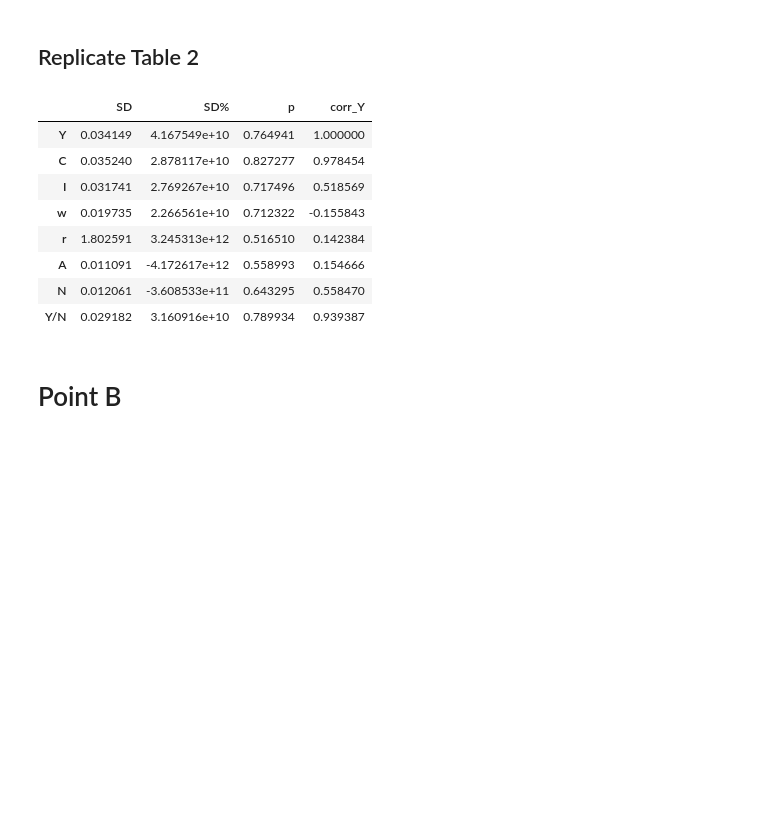
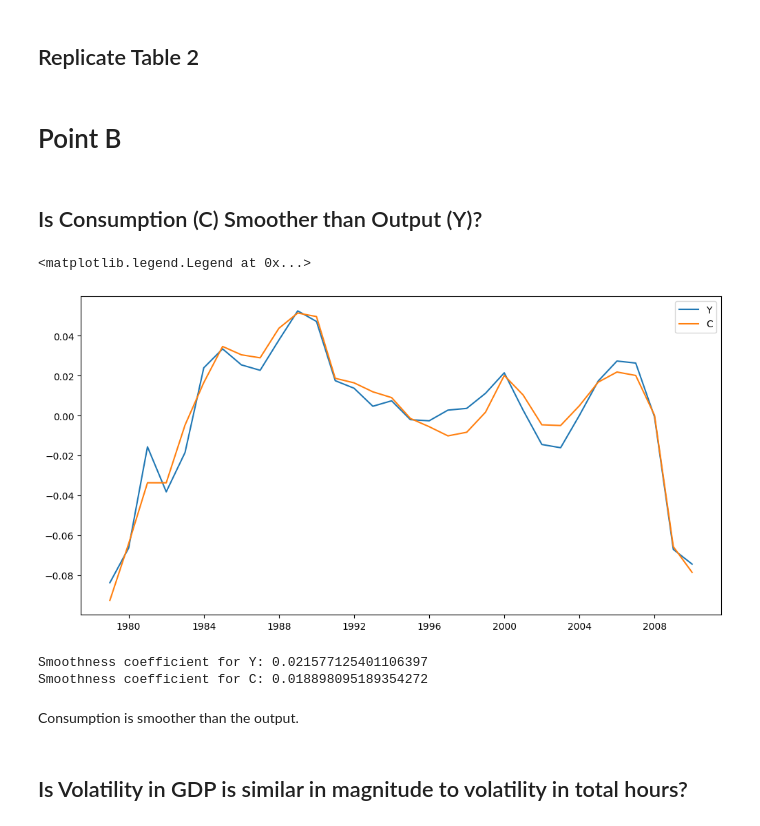
Before and after one commit to chiesastefano/demA1, a Jupyter notebook: jupyter/presentation.ipynb, the cells around one changed output. Saved outputs shown, nothing was run; the diff lists cells and outputs as text; code cells hidden in the pictures; blank space fills up the shorter version.

```diff
--- a/jupyter/presentation.ipynb
+++ b/jupyter/presentation.ipynb
@@ -204,7 +204,7 @@ dataset2_c
 ## Replicate Table 2
 # %%
 sd2 = dataset2_c.std()
-sd_r = sd2/dataset2_c.mean()
+sd_r = sd2/dataset2_c['Y'].std()
 p = dataset2_c.apply(lambda series: series.autocorr(lag = 1)) # first order autocorrection (how much the t value is influenced by the t-1 value )
 corr_Y = dataset2_c.corr()['Y']
 
@@ -214,15 +214,34 @@ table2['SD%'] = sd_r
 table2['p'] = p
 table2['corr_Y'] = corr_Y
 table2
+table2.to_csv('table2.csv')
-# %% [output]
-|  | SD | SD% | p | corr_Y |
-| Y | 0.034149 | 4.167549e+10 | 0.764941 | 1.000000 |
-| C | 0.035240 | 2.878117e+10 | 0.827277 | 0.978454 |
-| I | 0.031741 | 2.769267e+10 | 0.717496 | 0.518569 |
-| w | 0.019735 | 2.266561e+10 | 0.712322 | -0.155843 |
-| r | 1.802591 | 3.245313e+12 | 0.516510 | 0.142384 |
-| A | 0.011091 | -4.172617e+12 | 0.558993 | 0.154666 |
-| N | 0.012061 | -3.608533e+11 | 0.643295 | 0.558470 |
-| Y/N | 0.029182 | 3.160916e+10 | 0.789934 | 0.939387 |
 # %% [markdown]
 # Point B
+# %% [markdown]
+## Is Consumption (C) Smoother than Output (Y)?
+# %%
+plt.figure(figsize=(12, 6))
+plt.plot(dataset2_c.index, dataset2_c['Y'], label='Y')
+plt.plot(dataset2_c.index, dataset2_c['C'], label='C')
+plt.legend()
+# %% [output]
+<matplotlib.legend.Legend at 0x...>
+[figure, added]
+# %%
+diff_Y = dataset2_c['Y'].diff()
+diff_C = dataset2_c['C'].diff()
+
+# calculate the standard deviation of the first difference
+sc_Y = diff_Y.std()
+sc_C = diff_C.std()
+
+# lower smoothness coefficient means smoother series
+print('Smoothness coefficient for Y:', sc_Y)
+print('Smoothness coefficient for C:', sc_C)
+# %% [output]
+Smoothness coefficient for Y: 0.021577125401106397
+Smoothness coefficient for C: 0.018898095189354272
+# %% [markdown]
+Consumption is smoother than the output.
+# %% [markdown]
+## Is Volatility in GDP is similar in magnitude to volatility in total hours?
```
Also changed, not shown: parts of 1 cell of this notebook, 1 other file.
